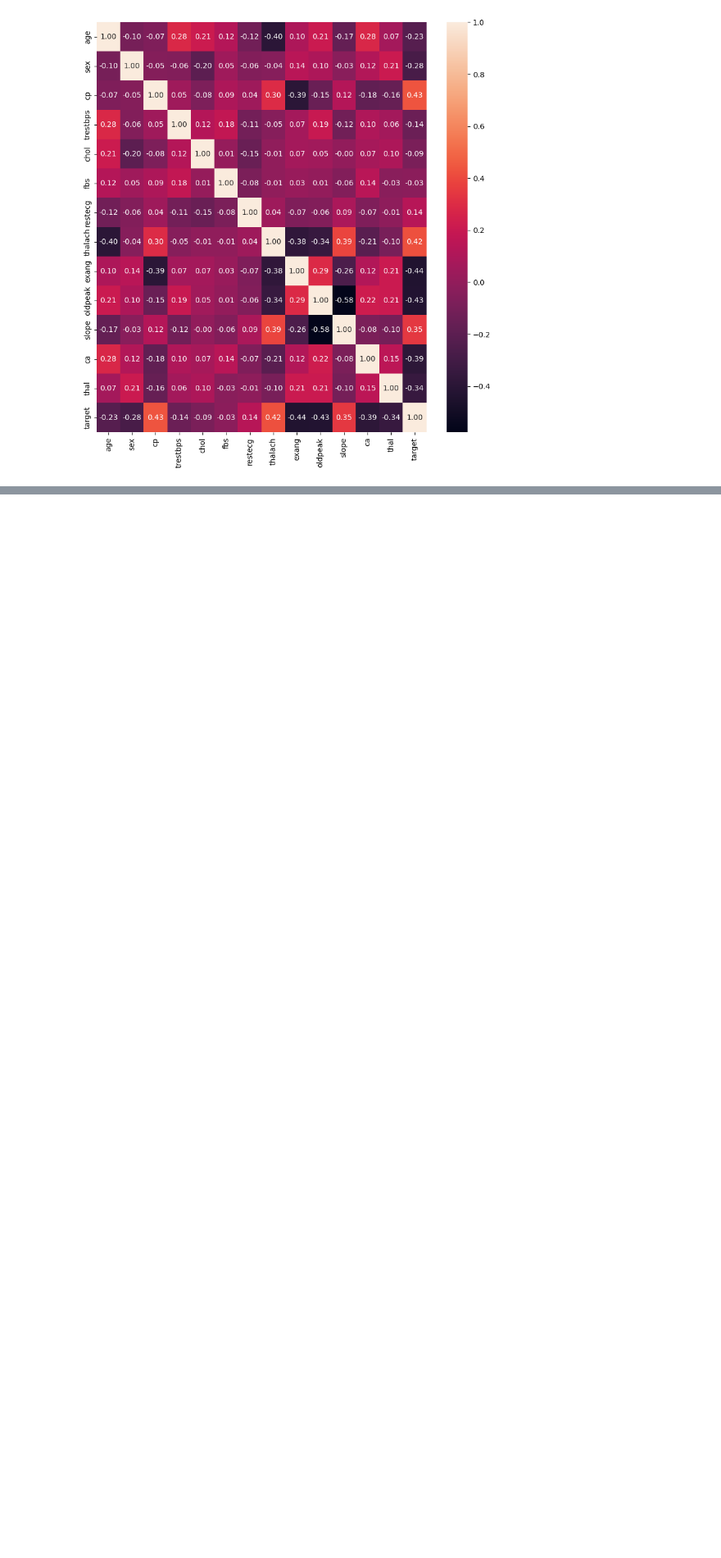
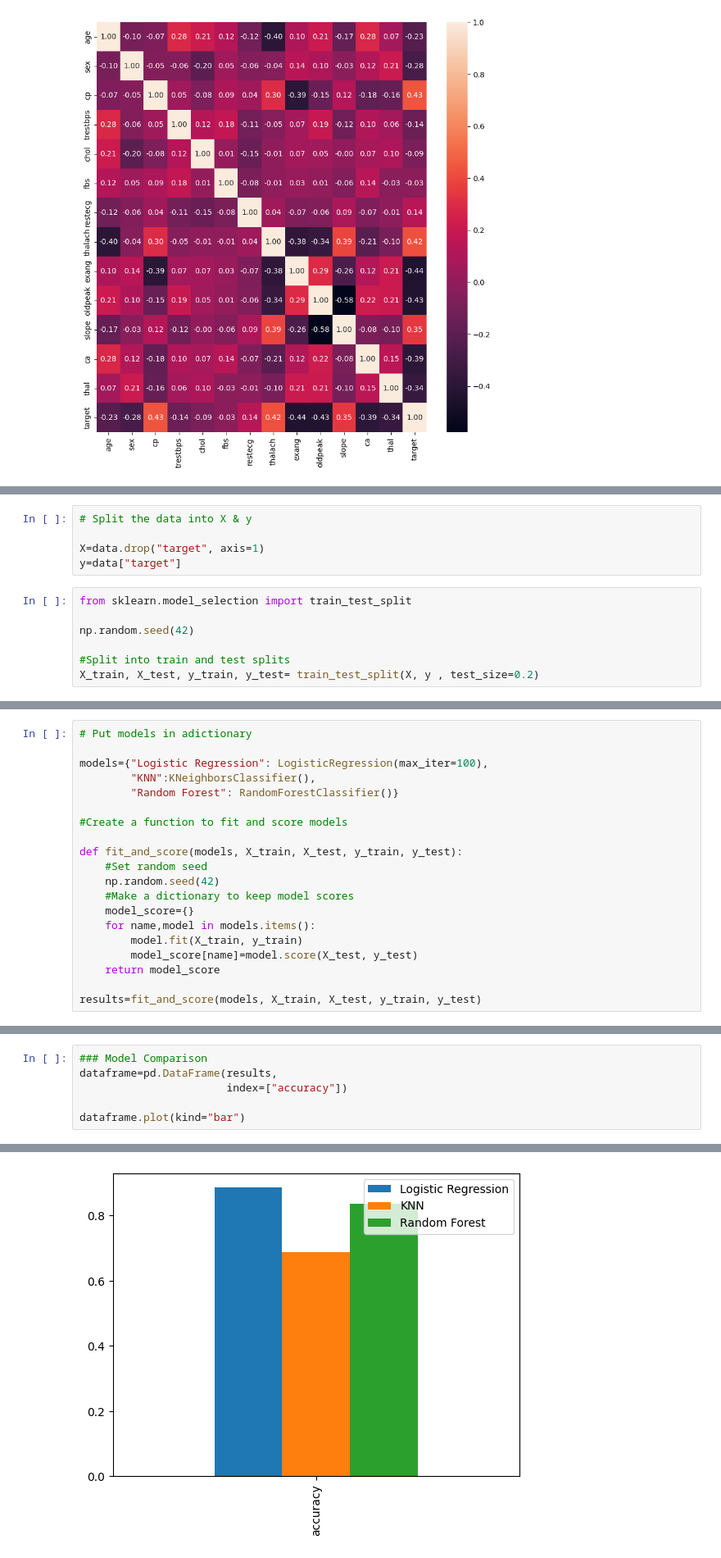
Before and after one commit to Argyrhspet1/Classification-project-on-heart-disease, a Jupyter notebook: Heart_disease_classification_project.ipynb, the cells around one changed output, grey strips where cells are left out. Shown at 82% size. Cells and saved outputs as stored; diff of their text form; blank space fills up the shorter version.

```diff
--- a/Heart_disease_classification_project.ipynb
+++ b/Heart_disease_classification_project.ipynb
@@ -231,0 +234,12 @@ ax=sns.heatmap(corr_matrix,
+# %%
+# Split the data into X & y
+
+X=data.drop("target", axis=1)
+y=data["target"]
+# %%
+from sklearn.model_selection import train_test_split
+
+np.random.seed(42)
+
+#Split into train and test splits
+X_train, X_test, y_train, y_test= train_test_split(X, y , test_size=0.2)
@@ -231,0 +254,20 @@ ax=sns.heatmap(corr_matrix,
+# %%
+# Put models in adictionary
+
+models={"Logistic Regression": LogisticRegression(max_iter=100),
+        "KNN":KNeighborsClassifier(),
+        "Random Forest": RandomForestClassifier()}
+
+#Create a function to fit and score models
+
+def fit_and_score(models, X_train, X_test, y_train, y_test):
+    #Set random seed
+    np.random.seed(42)
+    #Make a dictionary to keep model scores
+    model_score={}
+    for name,model in models.items():
+        model.fit(X_train, y_train)
+        model_score[name]=model.score(X_test, y_test)
+    return model_score
+
+results=fit_and_score(models, X_train, X_test, y_train, y_test)
@@ -231,0 +283,7 @@ ax=sns.heatmap(corr_matrix,
+# %%
+### Μodel Comparison
+dataframe=pd.DataFrame(results,
+                       index=["accuracy"])
+
+dataframe.plot(kind="bar")
+# %% [output]
@@ -231,0 +291 @@ ax=sns.heatmap(corr_matrix,
+[figure, added]
```
Also changed, not shown: parts of 28 cells of this notebook.
